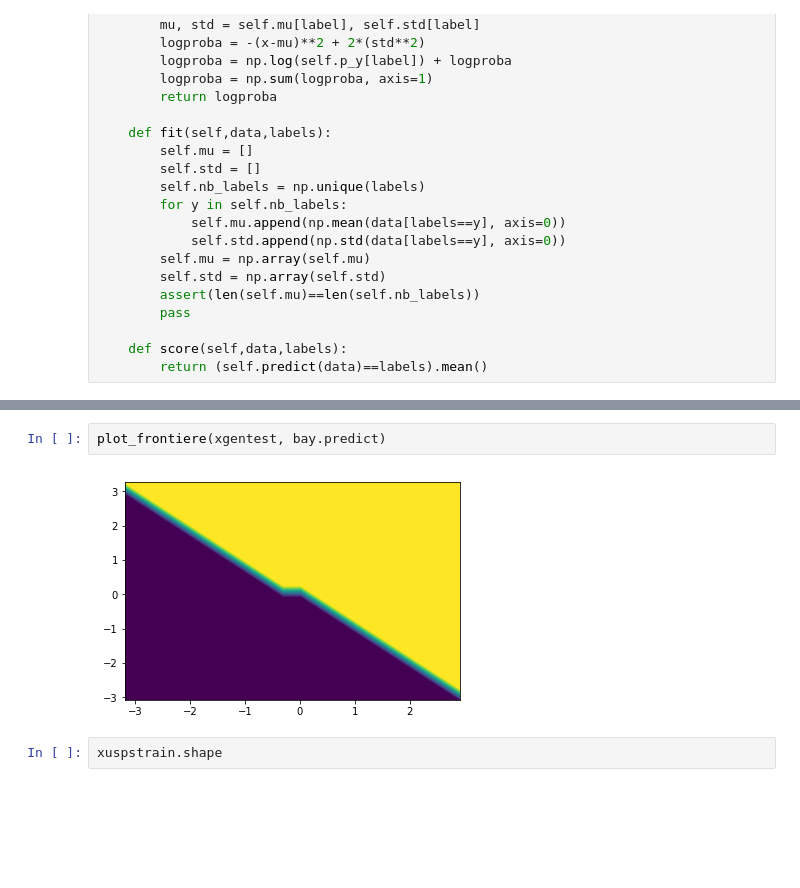
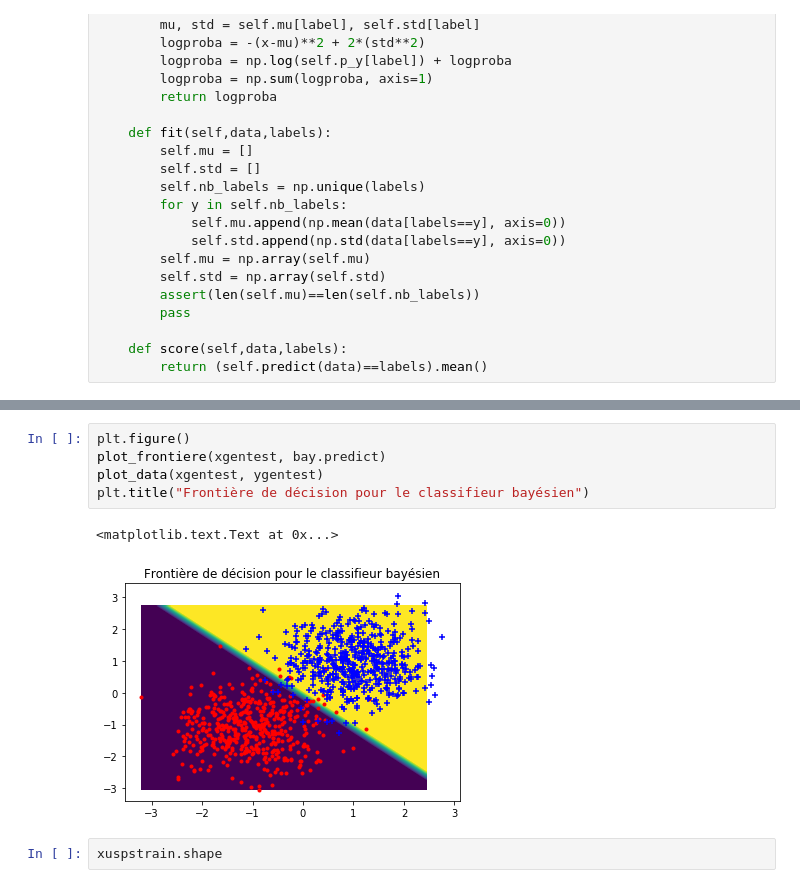
Before and after one commit to PierreBoyeau/classification-gradient_descend, a Jupyter notebook: gradient_classiefiers.ipynb, the cells around one changed output, grey strips where cells are left out. Saved outputs shown, nothing was run; the diff lists cells and outputs as text; blank space fills up the shorter version.

Commit message:
Finir: Fin partie 3 et bayésien aux données réelles

```diff
--- a/gradient_classiefiers.ipynb
+++ b/gradient_classiefiers.ipynb
@@ -199,7 +199,11 @@ plot_data(xgentest, predict)
-# %%
-plot_frontiere(xgentest, bay.predict)
-# %% [output]
-[figure, removed]
+# %%
+plt.figure()
+plot_frontiere(xgentest, bay.predict)
+plot_data(xgentest, ygentest)
+plt.title("Frontière de décision pour le classifieur bayésien")
+# %% [output]
+<matplotlib.text.Text at 0x...>
+[figure, added]
 # %%
 xuspstrain.shape
 # %% [output]
```
Also changed, not shown: parts of 21 cells of this notebook.
